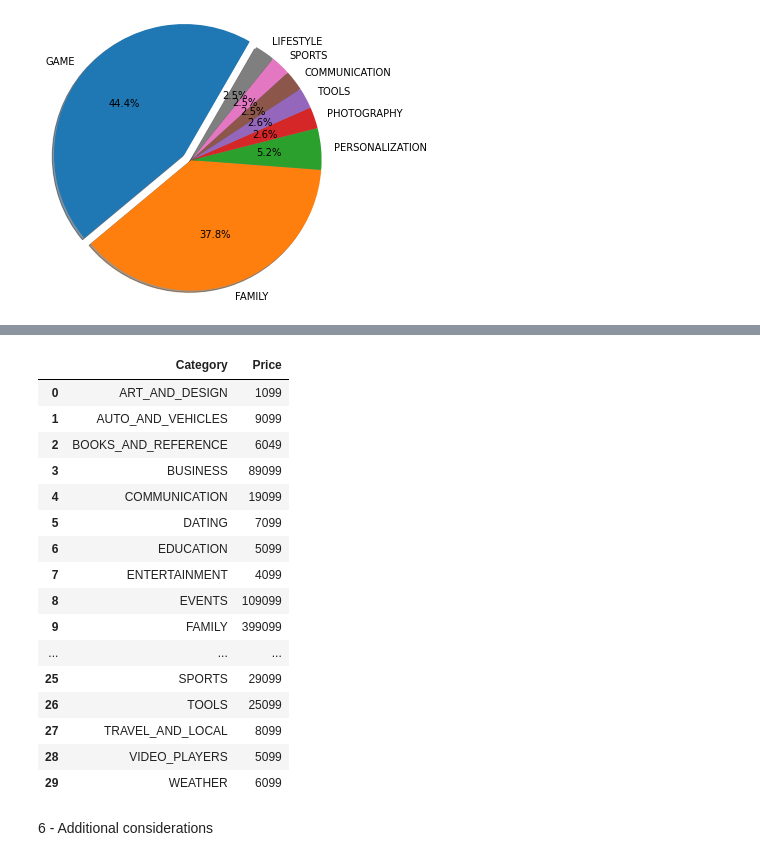
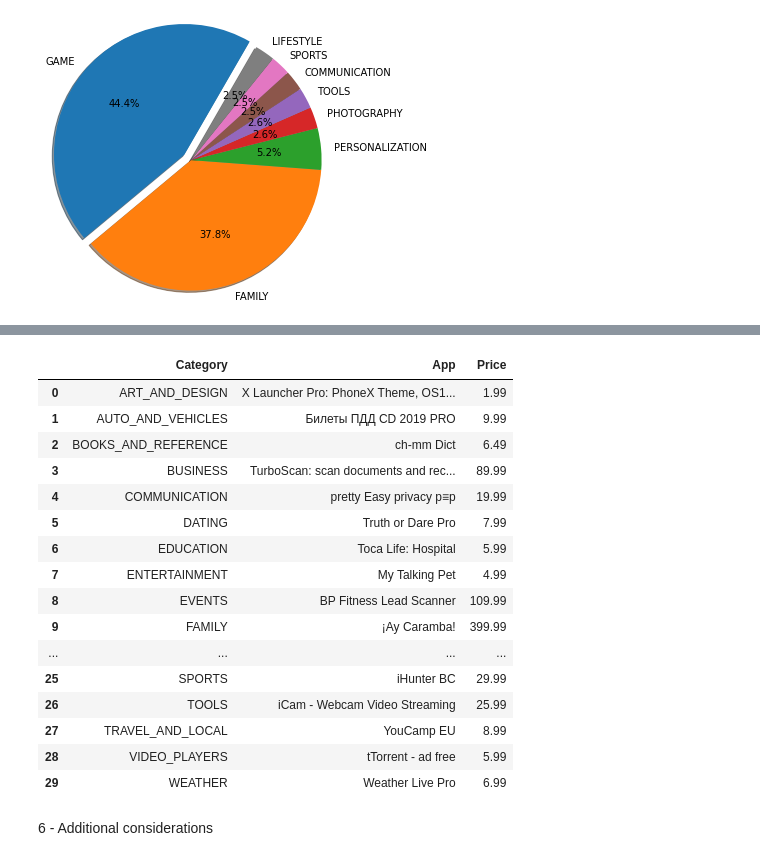
Before and after one commit to Rodauv/google_playstore_stats, a Jupyter notebook: my_mobapp_studio.ipynb, the cells around one changed output, grey strips where cells are left out. Cells and saved outputs as stored; diff of their text form; code cells hidden in the pictures.

```diff
--- a/my_mobapp_studio.ipynb
+++ b/my_mobapp_studio.ipynb
@@ -209,8 +210,9 @@ def clean_dataset(df_in):
     df['Size'] = df['Size'].replace({'\D+':'0'},regex=True)
     df['Installs'] = df['Installs'].replace({'\D+':'0'},regex=True)
     df['Reviews'] = df['Reviews'].replace({'\D+':'0'},regex=True)
-    df['Price'] = df['Price'].replace({'\D+':'0'},regex=True)
-    df = df.astype({'Reviews':'int','Size':'int','Installs':'int64','Price':'int'})
+    df['Price'] = df['Price'].replace({'[^0-9.]':''},regex=True)
+    df['Price'] = df['Price'].replace({'':'0'},regex=True)
+    df = df.astype({'Reviews':'int','Size':'int','Installs':'int64','Price':'float'})
     df['Installs'] = df['Installs']
 
     #Remove duplicated apps - after checking the dataframe, there are some (i.e.: Minecraft both identical)
@@ -523,31 +527,31 @@ mark_price(combined_dataset)
 # %%
 #5.6 - Most expensive apps per category
 def max_price(df):
-    df_price_max = df[['Category','Price']]
+    df_price_max = df[['Category','App','Price']]
     df_max = df_price_max.groupby('Category',as_index=False).max()
     df_max = df_max
     return df_max
 
 
 max_price(paid_dataset)
 # %% [output]
-|  | Category | Price |
-| 0 | ART_AND_DESIGN | 1099 |
-| 1 | AUTO_AND_VEHICLES | 9099 |
-| 2 | BOOKS_AND_REFERENCE | 6049 |
-| 3 | BUSINESS | 89099 |
-| 4 | COMMUNICATION | 19099 |
-| 5 | DATING | 7099 |
-| 6 | EDUCATION | 5099 |
-| 7 | ENTERTAINMENT | 4099 |
-| 8 | EVENTS | 109099 |
-| 9 | FAMILY | 399099 |
-| ... | ... | ... |
-| 25 | SPORTS | 29099 |
-| 26 | TOOLS | 25099 |
-| 27 | TRAVEL_AND_LOCAL | 8099 |
-| 28 | VIDEO_PLAYERS | 5099 |
-| 29 | WEATHER | 6099 |
+|  | Category | App | Price |
+| 0 | ART_AND_DESIGN | X Launcher Pro: PhoneX Theme, OS1... | 1.99 |
+| 1 | AUTO_AND_VEHICLES | Билеты ПДД CD 2019 PRO | 9.99 |
+| 2 | BOOKS_AND_REFERENCE | ch-mm Dict | 6.49 |
+| 3 | BUSINESS | TurboScan: scan documents and rec... | 89.99 |
+| 4 | COMMUNICATION | pretty Easy privacy p≡p | 19.99 |
+| 5 | DATING | Truth or Dare Pro | 7.99 |
+| 6 | EDUCATION | Toca Life: Hospital | 5.99 |
+| 7 | ENTERTAINMENT | My Talking Pet | 4.99 |
+| 8 | EVENTS | BP Fitness Lead Scanner | 109.99 |
+| 9 | FAMILY | ¡Ay Caramba! | 399.99 |
+| ... | ... | ... | ... |
+| 25 | SPORTS | iHunter BC | 29.99 |
+| 26 | TOOLS | iCam - Webcam Video Streaming | 25.99 |
+| 27 | TRAVEL_AND_LOCAL | YouCamp EU | 8.99 |
+| 28 | VIDEO_PLAYERS | tTorrent - ad free | 5.99 |
+| 29 | WEATHER | Weather Live Pro | 6.99 |
 # %% [markdown]
 6 - Additional considerations
 # %%
```
Also changed, not shown: parts of 10 cells of this notebook.
